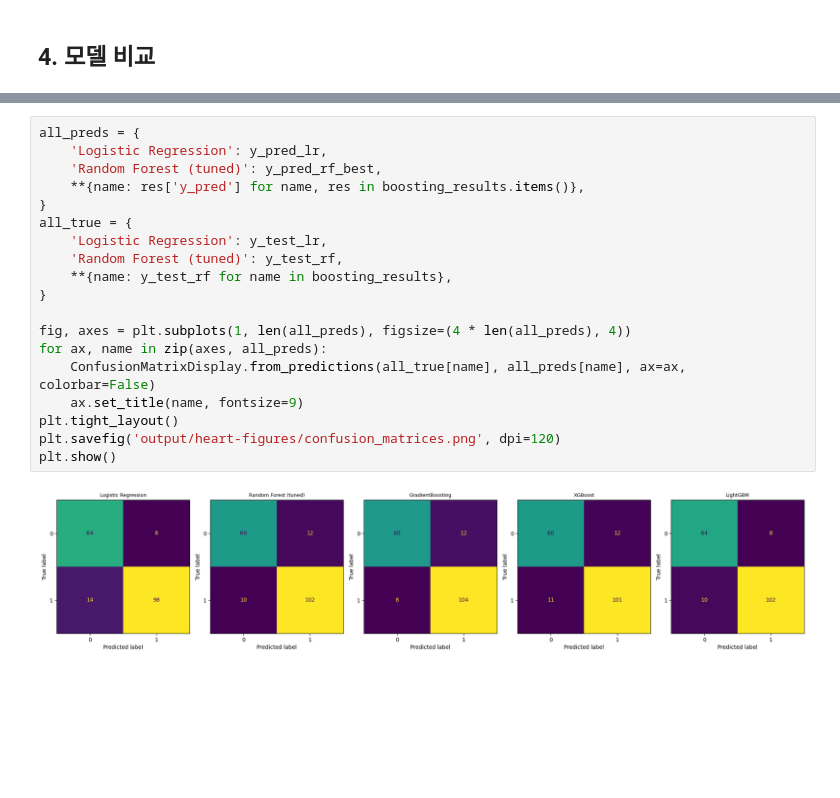
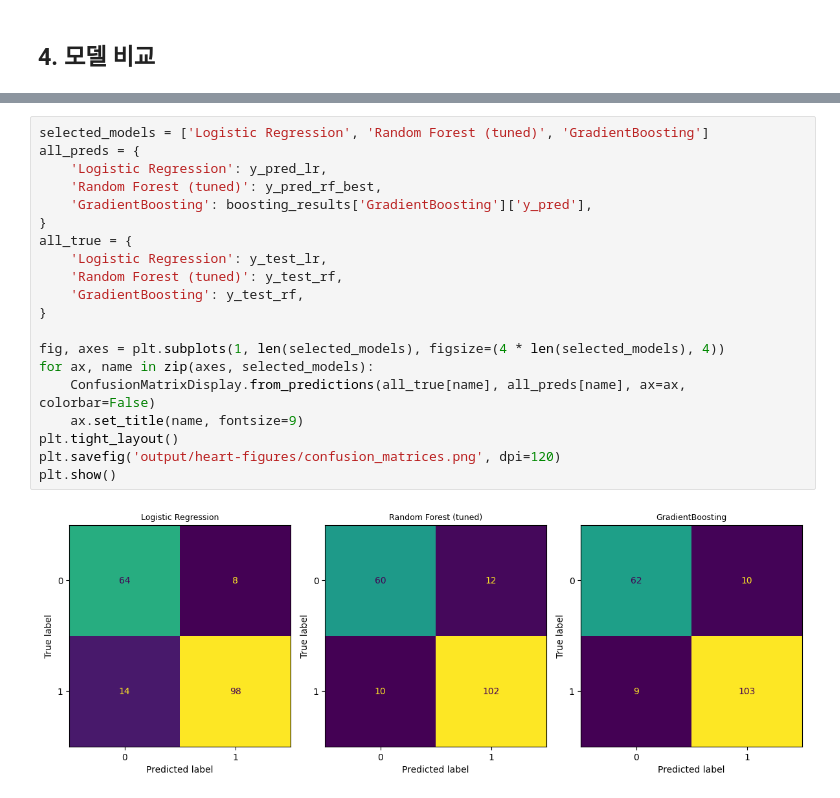
Before and after one commit to rhantj/Heart-Disease, a Jupyter notebook: heart_modeling.ipynb, the cells around one changed output, grey strips where cells are left out. Cells and saved outputs as stored; diff of their text form; blank space fills up the shorter version.

Commit message:
modeling data

```diff
--- a/heart_modeling.ipynb
+++ b/heart_modeling.ipynb
@@ -249,23 +282,24 @@ comparison
 | Random Forest (tuned) | 0.880435 | 0.929377 |
 | Logistic Regression | 0.880435 | 0.920387 |
 # %%
+selected_models = ['Logistic Regression', 'Random Forest (tuned)', 'GradientBoosting']
 all_preds = {
     'Logistic Regression': y_pred_lr,
     'Random Forest (tuned)': y_pred_rf_best,
-    **{name: res['y_pred'] for name, res in boosting_results.items()},
+    'GradientBoosting': boosting_results['GradientBoosting']['y_pred'],
 }
 all_true = {
     'Logistic Regression': y_test_lr,
     'Random Forest (tuned)': y_test_rf,
-    **{name: y_test_rf for name in boosting_results},
+    'GradientBoosting': y_test_rf,
 }
 
-fig, axes = plt.subplots(1, len(all_preds), figsize=(4 * len(all_preds), 4))
-for ax, name in zip(axes, all_preds):
+fig, axes = plt.subplots(1, len(selected_models), figsize=(4 * len(selected_models), 4))
+for ax, name in zip(axes, selected_models):
     ConfusionMatrixDisplay.from_predictions(all_true[name], all_preds[name], ax=ax, colorbar=False)
     ax.set_title(name, fontsize=9)
 plt.tight_layout()
 plt.savefig('output/heart-figures/confusion_matrices.png', dpi=120)
 plt.show()
 # %% [output]
-[figure, old version]
+[figure, new version]
```
Also changed, not shown: parts of 8 cells of this notebook, 17 other files.
